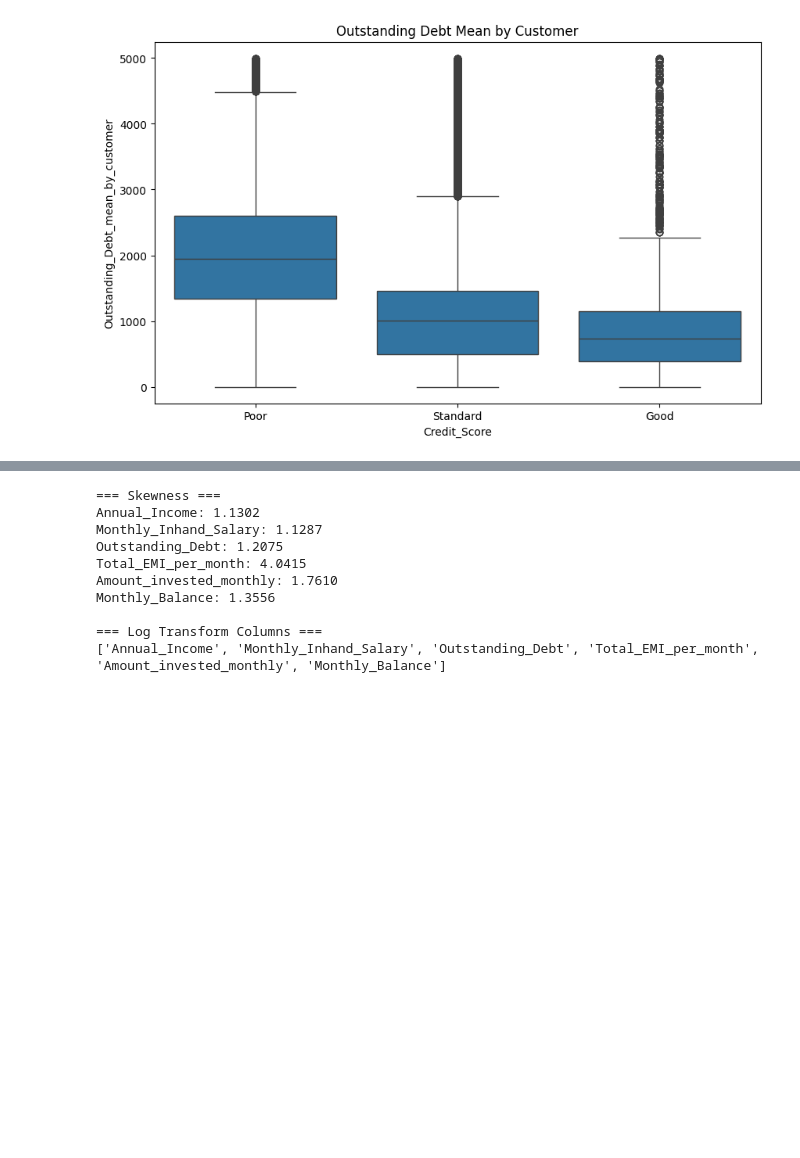
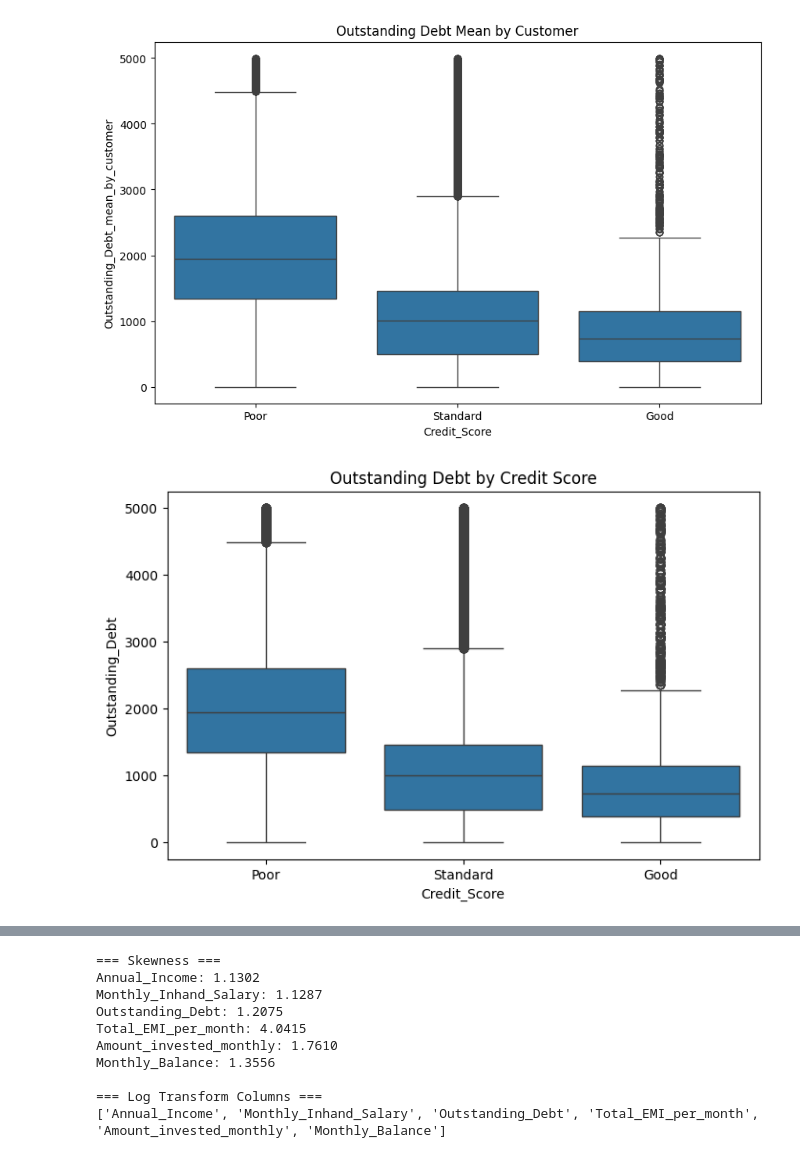
Before and after one commit to dlllll0/IMBK8_CreditScore_DL, a Jupyter notebook: IMBK8_컴페티션_DL_이주희.ipynb, the cells around one changed output, grey strips where cells are left out. Cells and saved outputs as stored; diff of their text form; code cells hidden in the pictures; blank space fills up the shorter version.

```diff
--- a/IMBK8_컴페티션_DL_이주희.ipynb
+++ b/IMBK8_컴페티션_DL_이주희.ipynb
@@ -480,4 +480,27 @@ plt.show()
 [figure]
 [figure]
 [figure]
+# %%
+import matplotlib.pyplot as plt
+import seaborn as sns
+# ================================
+# Outstanding_Debt by Credit Score
+# (원본값 기준 시각화)
+# ================================
+
+plt.figure(figsize=(8, 5))
+
+sns.boxplot(
+    data=df,
+    x='Credit_Score',
+    y='Outstanding_Debt'
+)
+
+plt.title('Outstanding Debt by Credit Score')
+plt.xlabel('Credit_Score')
+plt.ylabel('Outstanding_Debt')
+
+plt.show()
+# %% [output]
+[figure, added]
 # %% [markdown]
```
Also changed, not shown: parts of 21 cells of this notebook.
